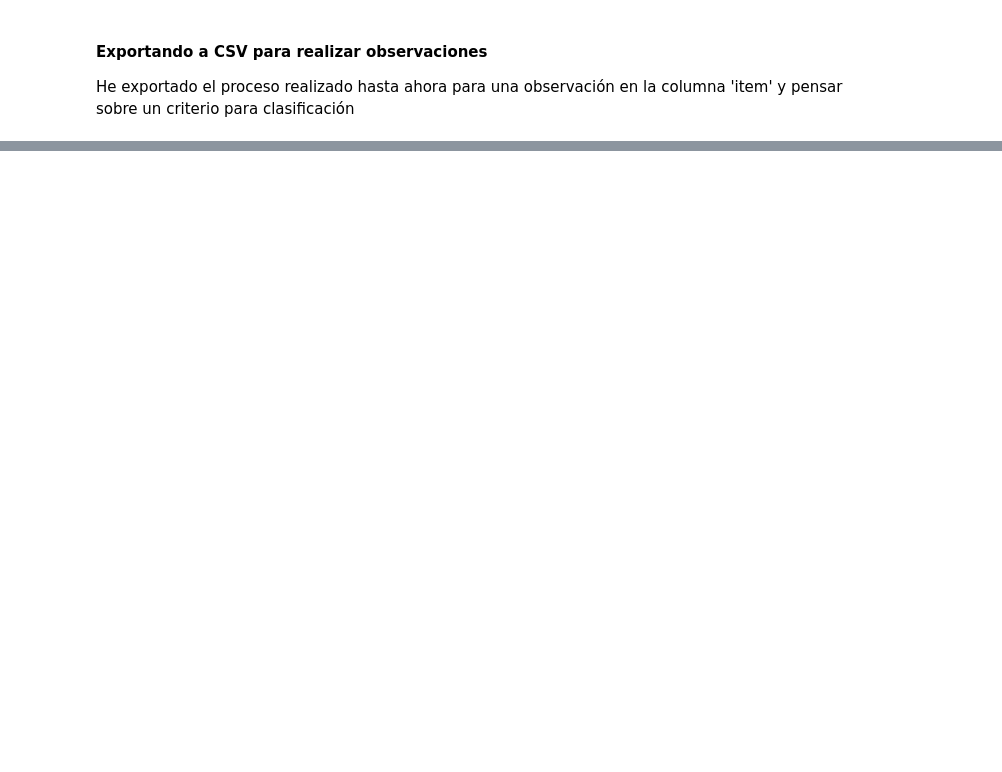
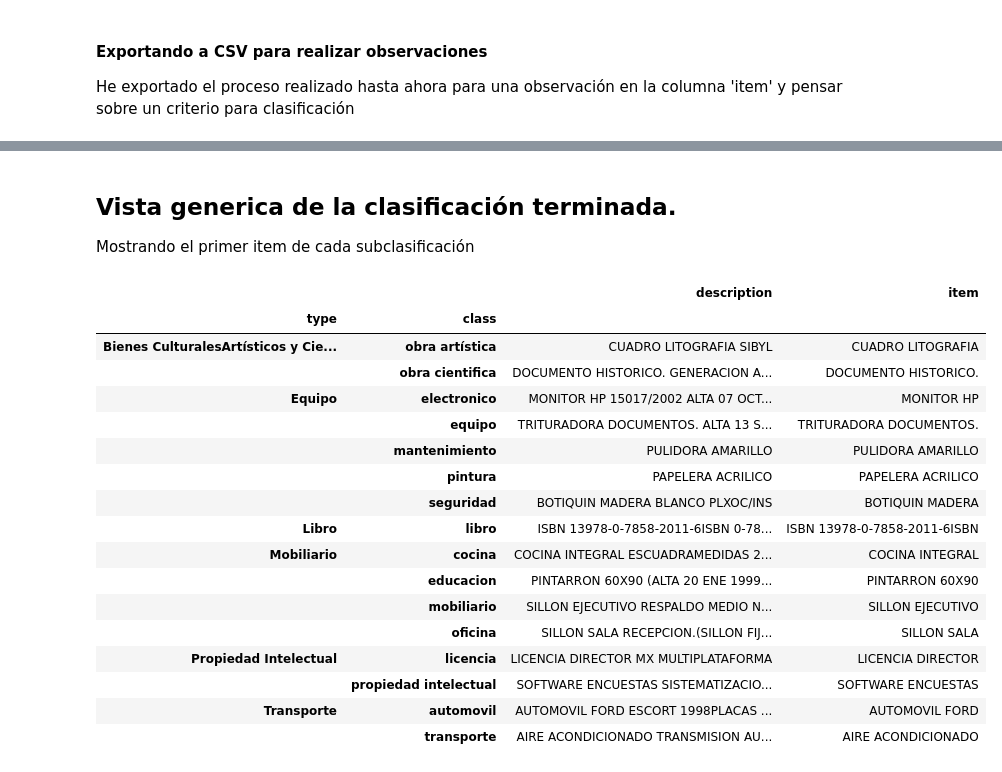
Before and after one commit to AlexString/jupyter-notebook-data-classification, a Jupyter notebook: 2_A9_DataCleansing_And_Classification/A09_Lopez_Cadena_Ricardo.ipynb, the cells around one changed output, grey strips where cells are left out. Drawn from its saved outputs; the diff is of its cells as text; code cells hidden in the pictures; blank space fills up the shorter version.

```diff
--- a/2_A9_DataCleansing_And_Classification/A09_Lopez_Cadena_Ricardo.ipynb
+++ b/2_A9_DataCleansing_And_Classification/A09_Lopez_Cadena_Ricardo.ipynb
@@ -288,0 +389,25 @@ Si se usó `bruteClassificationOnClass()` se hace una limpieza "Bruta": eliminan
+# %% [markdown]
+## Vista generica de la clasificación terminada.
+Mostrando el primer item de cada subclasificación
+# %%
+showGroupDataSet = groupDataSet.copy()
+showGroupDataSet.groupby(['type','class']).first()
+# %% [output]
+|  |  | description | item |
+| type | class |  |  |
+| Bienes CulturalesArtísticos y Cie... | obra artística | CUADRO LITOGRAFIA SIBYL | CUADRO LITOGRAFIA |
+|  | obra cientifica | DOCUMENTO HISTORICO. GENERACION A... | DOCUMENTO HISTORICO. |
+| Equipo | electronico | MONITOR HP 15017/2002 ALTA 07 OCT... | MONITOR HP |
+|  | equipo | TRITURADORA DOCUMENTOS. ALTA 13 S... | TRITURADORA DOCUMENTOS. |
+|  | mantenimiento | PULIDORA AMARILLO | PULIDORA AMARILLO |
+|  | pintura | PAPELERA ACRILICO | PAPELERA ACRILICO |
+|  | seguridad | BOTIQUIN MADERA BLANCO PLXOC/INS | BOTIQUIN MADERA |
+| Libro | libro | ISBN 13978-0-7858-2011-6ISBN 0-78... | ISBN 13978-0-7858-2011-6ISBN |
+| Mobiliario | cocina | COCINA INTEGRAL ESCUADRAMEDIDAS 2... | COCINA INTEGRAL |
+|  | educacion | PINTARRON 60X90 (ALTA 20 ENE 1999... | PINTARRON 60X90 |
+|  | mobiliario | SILLON EJECUTIVO RESPALDO MEDIO N... | SILLON EJECUTIVO |
+|  | oficina | SILLON SALA RECEPCION.(SILLON FIJ... | SILLON SALA |
+| Propiedad Intelectual | licencia | LICENCIA DIRECTOR MX MULTIPLATAFORMA | LICENCIA DIRECTOR |
+|  | propiedad intelectual | SOFTWARE ENCUESTAS SISTEMATIZACIO... | SOFTWARE ENCUESTAS |
+| Transporte | automovil | AUTOMOVIL FORD ESCORT 1998PLACAS ... | AUTOMOVIL FORD |
+|  | transporte | AIRE ACONDICIONADO TRANSMISION AU... | AIRE ACONDICIONADO |
```
Also changed, not shown: parts of 28 cells of this notebook.
